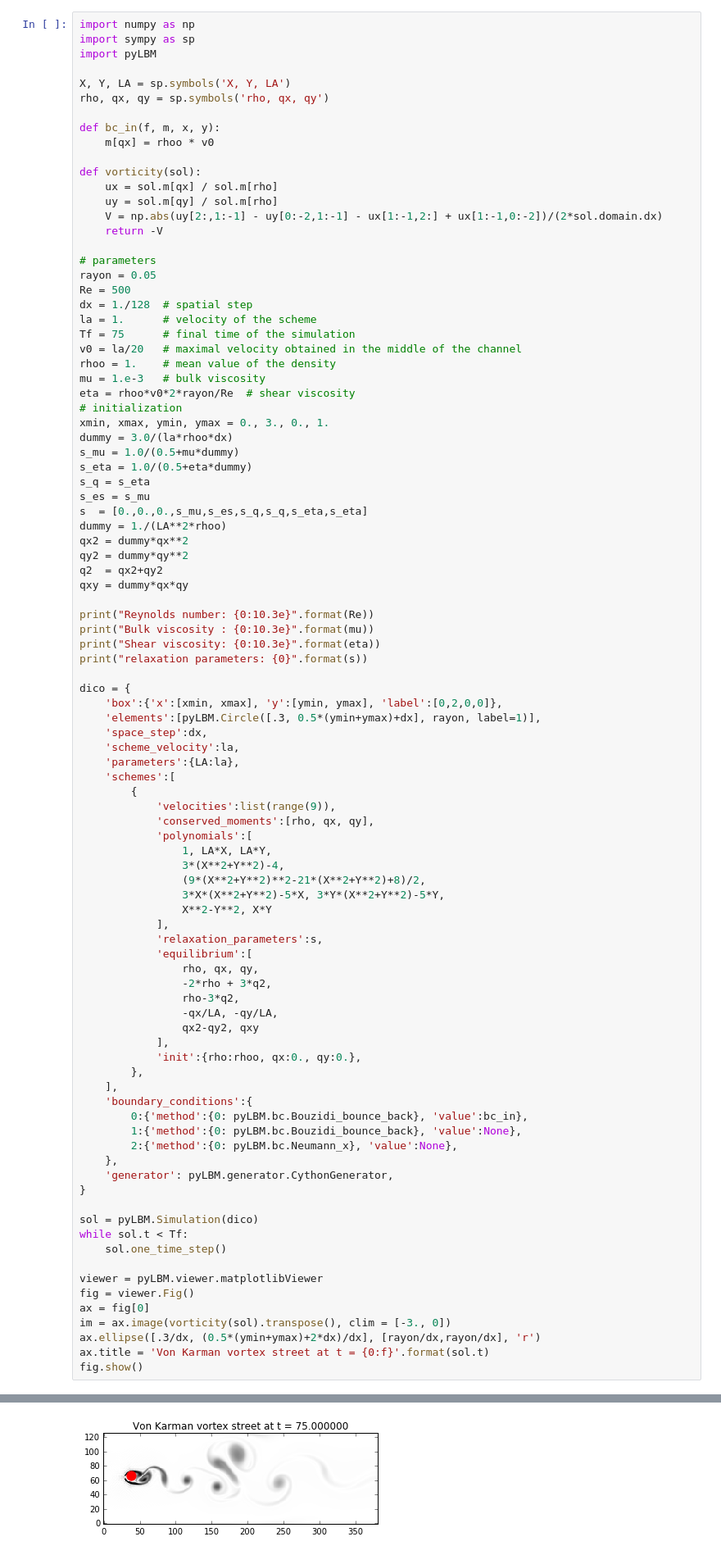
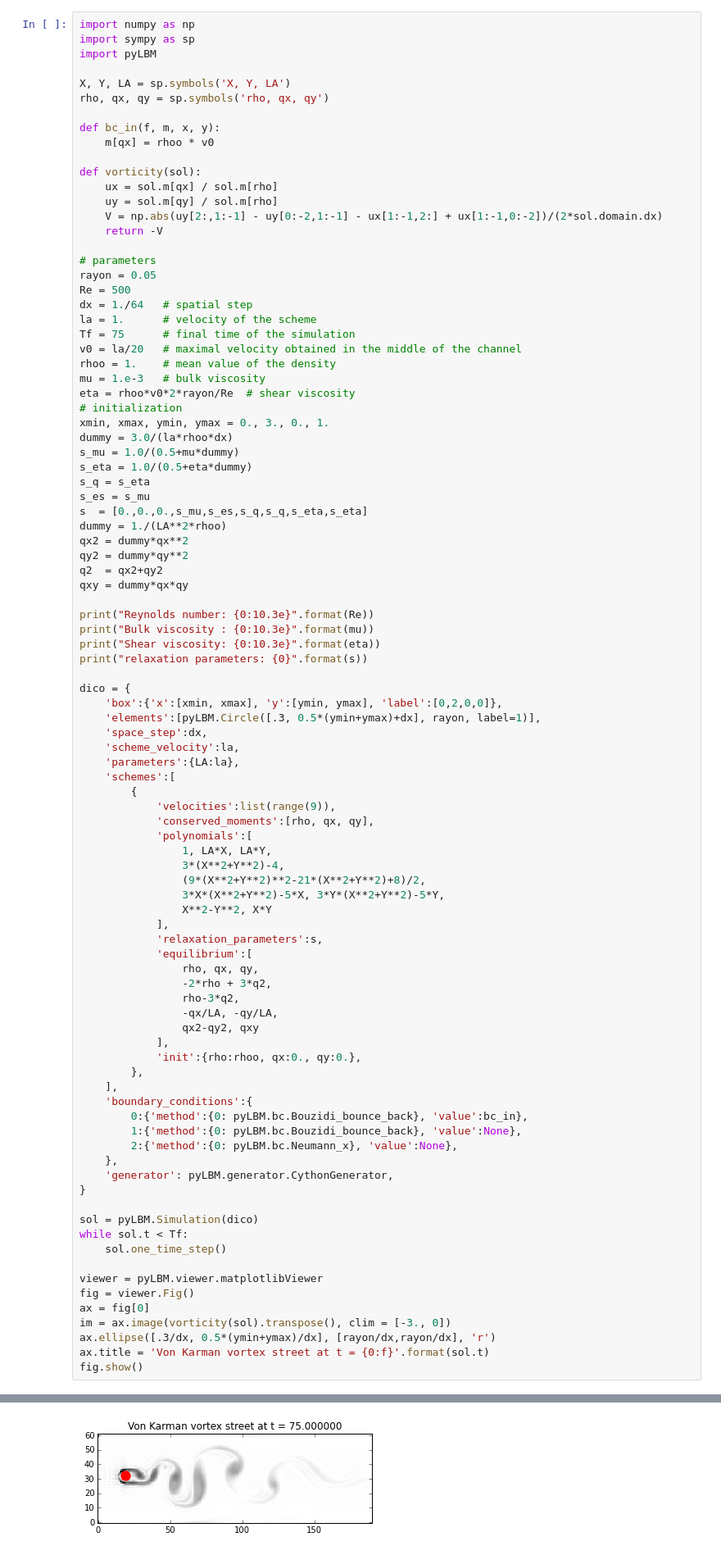
Before and after one commit to pylbm/pylbm, a Jupyter notebook: notebooks/07_Von_Karman_vortex_street.ipynb, the cells around one changed output, grey strips where cells are left out. Shown at 82% size. Cells and saved outputs as stored; diff of their text form.

```diff
--- a/notebooks/07_Von_Karman_vortex_street.ipynb
+++ b/notebooks/07_Von_Karman_vortex_street.ipynb
@@ -78,7 +86,7 @@ def vorticity(sol):
 # parameters
 rayon = 0.05
 Re = 500
-dx = 1./128  # spatial step
+dx = 1./64   # spatial step
 la = 1.      # velocity of the scheme
 Tf = 75      # final time of the simulation
 v0 = la/20   # maximal velocity obtained in the middle of the channel
@@ -148,7 +156,7 @@ viewer = pyLBM.viewer.matplotlibViewer
 fig = viewer.Fig()
 ax = fig[0]
 im = ax.image(vorticity(sol).transpose(), clim = [-3., 0])
-ax.ellipse([.3/dx, (0.5*(ymin+ymax)+2*dx)/dx], [rayon/dx,rayon/dx], 'r')
+ax.ellipse([.3/dx, 0.5*(ymin+ymax)/dx], [rayon/dx,rayon/dx], 'r')
 ax.title = 'Von Karman vortex street at t = {0:f}'.format(sol.t)
 fig.show()
 # %% [output]
@@ -159 +167 @@ relaxation parameters: [0.0, 0.0, 0.0, 1.1312217194570136, 1.1312217194570136, 1
-[figure, old version]
+[figure, new version]
```
Also changed, not shown: parts of 2 cells of this notebook, 7 other files.
